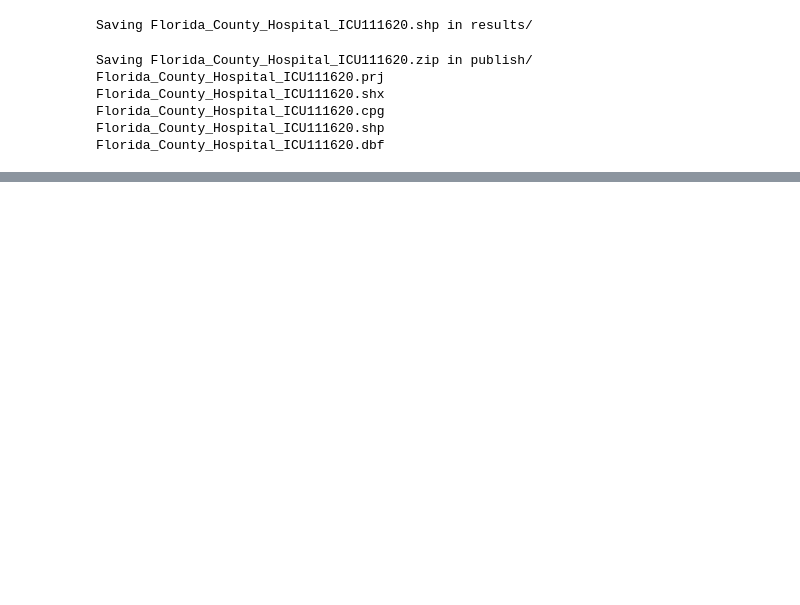
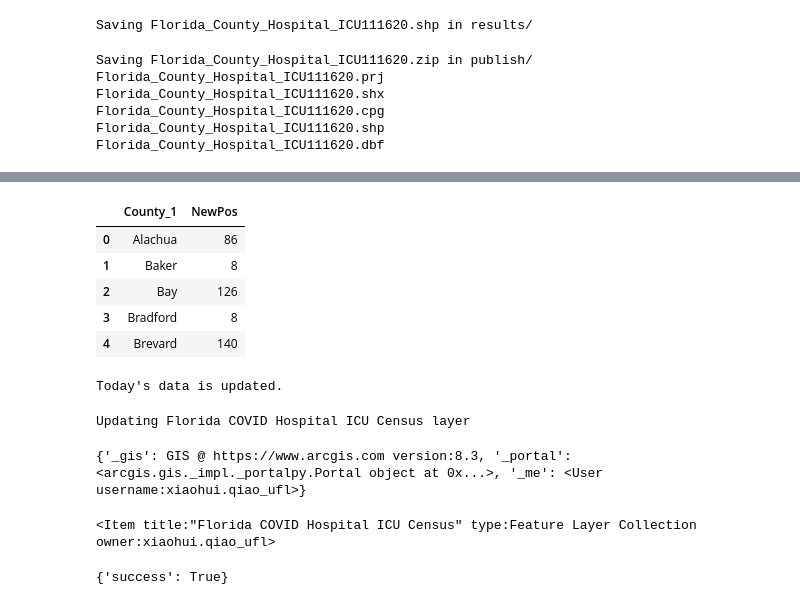
Before and after one commit to xhqiao89/florida_covid_daily_update, a Jupyter notebook: 5_COVID_Hospital_ICU_Process.ipynb, the cells around one changed output, grey strips where cells are left out. Drawn from its saved outputs; the diff is of its cells as text; code cells hidden in the pictures; blank space fills up the shorter version.

```diff
--- a/5_COVID_Hospital_ICU_Process.ipynb
+++ b/5_COVID_Hospital_ICU_Process.ipynb
@@ -253,3 +271,44 @@ Florida_County_Hospital_ICU111620.dbf
+# %%
+df_today_newpos.head()
+# %% [output]
+|  | County_1 | NewPos |
+| 0 | Alachua | 86 |
+| 1 | Baker | 8 |
+| 2 | Bay | 126 |
+| 3 | Bradford | 8 |
+| 4 | Brevard | 140 |
+# %%
+if df_yester_newpos.equals(df_today_newpos):
+    raise Exception("Today's data is not updated yet. Exit the script.")
+else:
+    print ("Today's data is updated.")
+# %% [output]
+Today's data is updated.
+# %%
+print("Updating Florida COVID Hospital ICU Census layer")
+uflURL = "https://ufl.maps.arcgis.com/"
+with open("env.json", "r") as f:
+    tokenfile = json.load(f)
+# %% [output]
+Updating Florida COVID Hospital ICU Census layer
+# %%
+my_token = tokenfile['token']
+AGOLConnection = GIS(token=my_token)
+print(AGOLConnection.users.__dict__)
+# %% [output]
+{'_gis': GIS @ https://www.arcgis.com version:8.3, '_portal': <arcgis.gis._impl._portalpy.Portal object at 0x...>, '_me': <User username:xiaohui.qiao_ufl>}
+# %%
+hosp_icu_zip_file = "publish/Florida_County_Hospital_ICU{}.zip".format(yearDate)
+Hosp_ICU_content = AGOLConnection.content.get('380c8b04f3c440528df0eebf89b0bd64')
+Hosp_ICU_content
+# %% [output]
+<Item title:"Florida COVID Hospital ICU Census" type:Feature Layer Collection owner:xiaohui.qiao_ufl>
+# %%
+Hosp_ICU_collection = FeatureLayerCollection.fromitem(Hosp_ICU_content)
+reponse_hosp = Hosp_ICU_collection.manager.overwrite(hosp_icu_zip_file)
+print(reponse_hosp)
+# %% [output]
+{'success': True}
 # %%
 print(str(datetime.now()) + " Done with 5_COVID_Hospital_ICU_Process")
 # %% [output]
```
Also changed, not shown: parts of 8 cells of this notebook, 4 other files.
